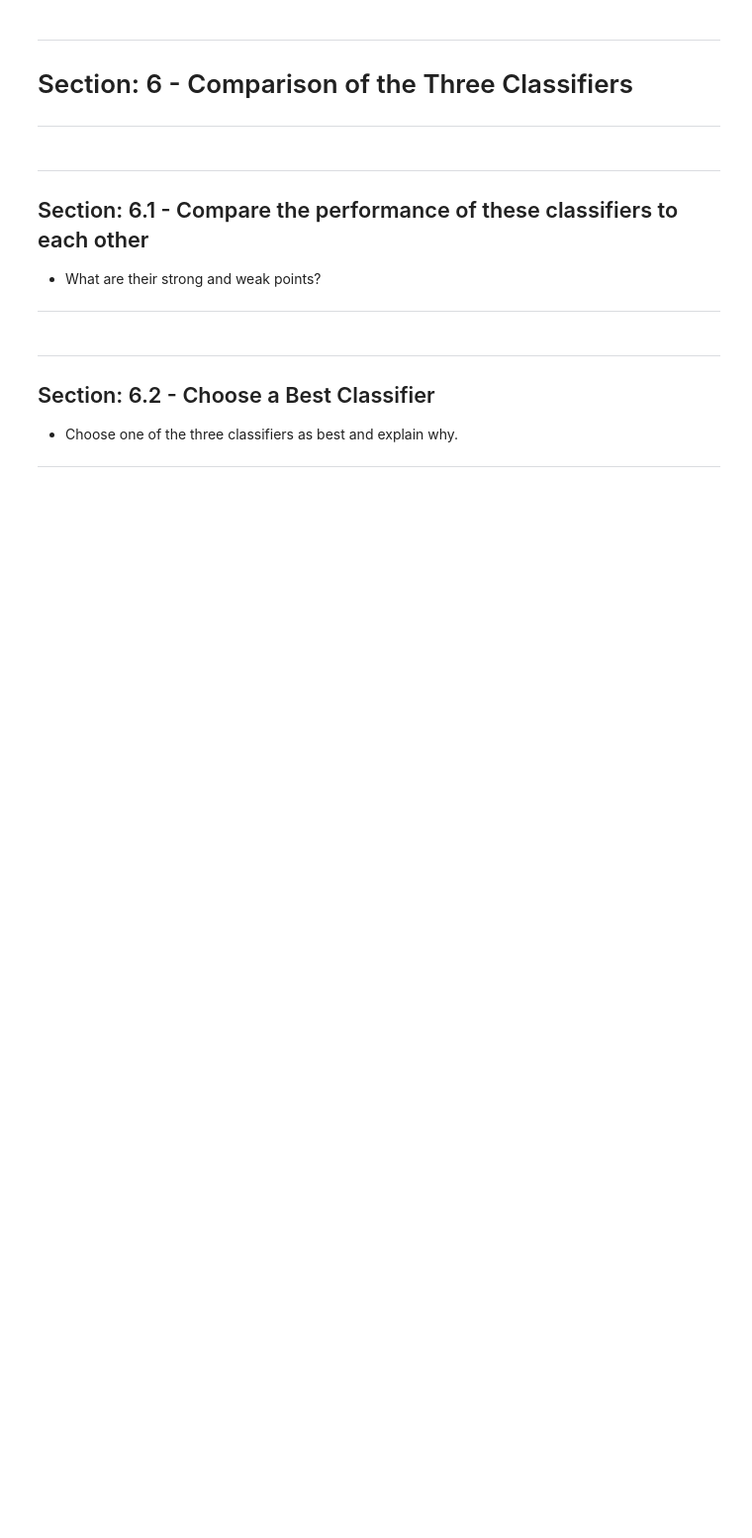
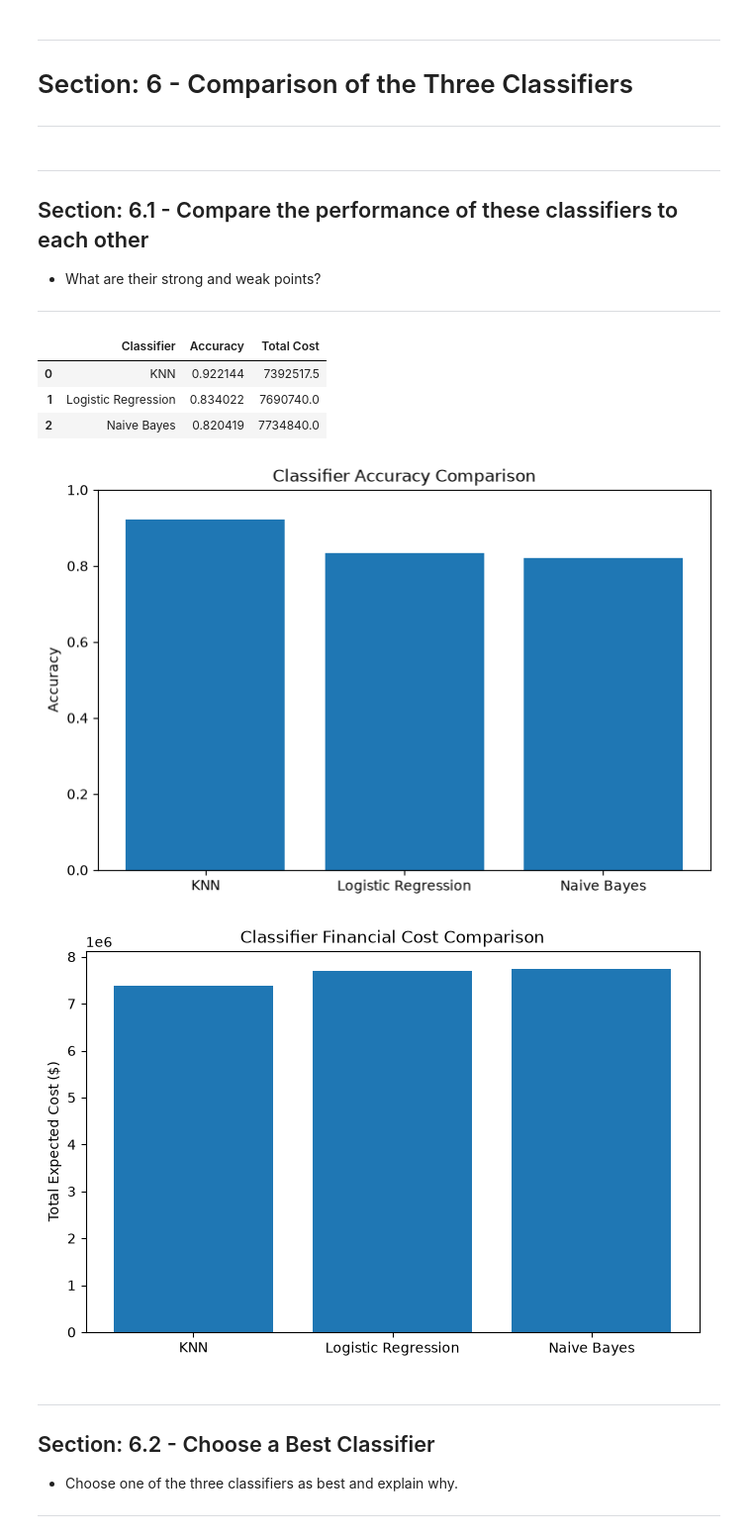
Before and after one commit to Smrfee/DataMining, a Jupyter notebook: HW2/CSE5243_HW2.ipynb, the cells around one changed output. Shown at 99% size. Cells and saved outputs as stored; diff of their text form; code cells hidden in the pictures; blank space fills up the shorter version.

```diff
--- a/HW2/CSE5243_HW2.ipynb
+++ b/HW2/CSE5243_HW2.ipynb
@@ -299,6 +910,55 @@ pd.set_option('display.max_columns', 50) #include to avoid ... in middle of disp
 ## Section: 6.1 - Compare the performance of these classifiers to each other
 - What are their strong and weak points?
 ***
+# %%
+# Calculate KNN's total cost on the test set
+knn_pred = knn_model.predict(X_test)
+knn_cm = confusion_matrix(y_test, knn_pred, labels=[0, 1])
+knn_cost_matrix = np.array([[0, 75], [450, 367.50]])
+knn_cost = np.sum(knn_cm * knn_cost_matrix)
+
+# Compare the final results of all three classifiers
+comparison_df = pd.DataFrame({
+    "Classifier": ["KNN", "Logistic Regression", "Naive Bayes"],
+    "Accuracy": [
+        accuracy_score(y_test, knn_pred),
+        accuracy_score(y_test, lr_pred),
+        accuracy_score(y_test, nb_pred)
+    ],
+    "Total Cost": [knn_cost, lr_cost, nb_cost]
+})
+
+# Sort classifiers by their financial cost
+comparison_df = comparison_df.sort_values("Total Cost")
+
+display(comparison_df)
+# %% [output]
+|  | Classifier | Accuracy | Total Cost |
+| 0 | KNN | 0.922144 | 7392517.5 |
+| 1 | Logistic Regression | 0.834022 | 7690740.0 |
+| 2 | Naive Bayes | 0.820419 | 7734840.0 |
+# %%
+# Compare the accuracy of each classifier
+plt.figure(figsize=(8, 5))
+
+plt.bar(comparison_df["Classifier"], comparison_df["Accuracy"])
+plt.ylabel("Accuracy")
+plt.title("Classifier Accuracy Comparison")
+plt.ylim(0, 1)
+
+plt.show()
+
+# Compare the financial cost of each classifier
+plt.figure(figsize=(8, 5))
+
+plt.bar(comparison_df["Classifier"], comparison_df["Total Cost"])
+plt.ylabel("Total Expected Cost ($)")
+plt.title("Classifier Financial Cost Comparison")
+
+plt.show()
+# %% [output]
+[figure, added]
+[figure, added]
 # %% [markdown]
 ***
 ## Section: 6.2 - Choose a Best Classifier
```
Also changed, not shown: parts of 20 cells of this notebook.
